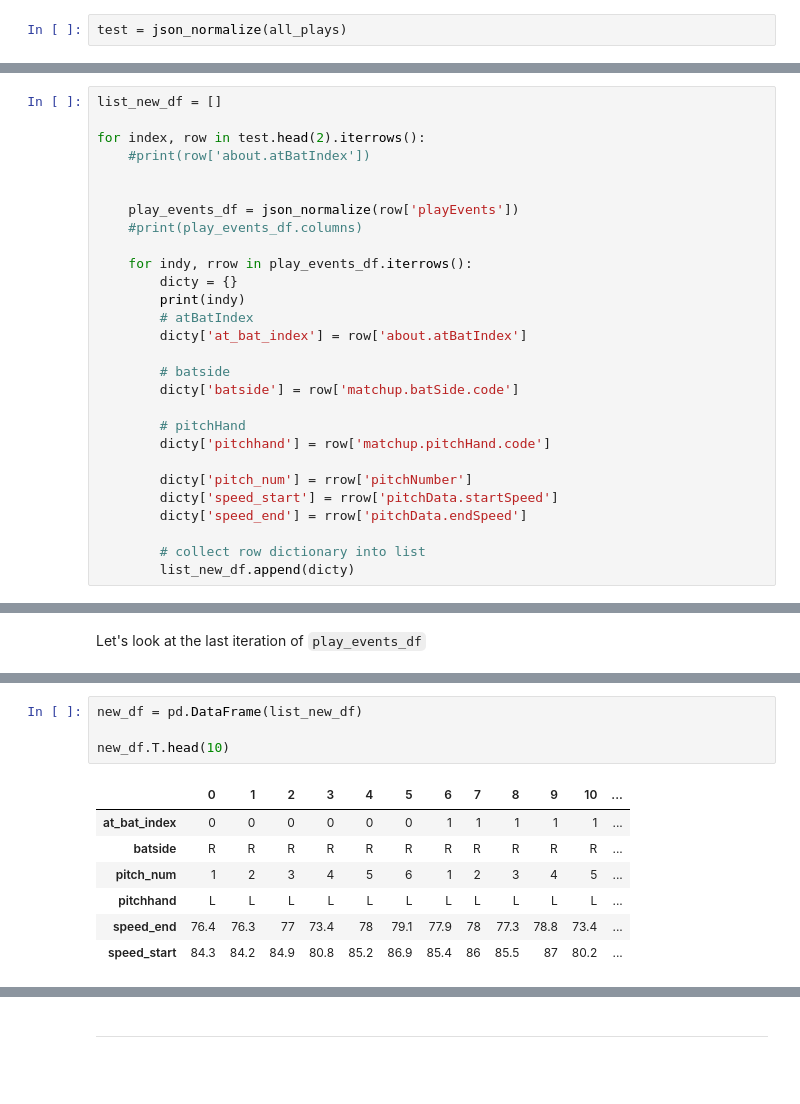
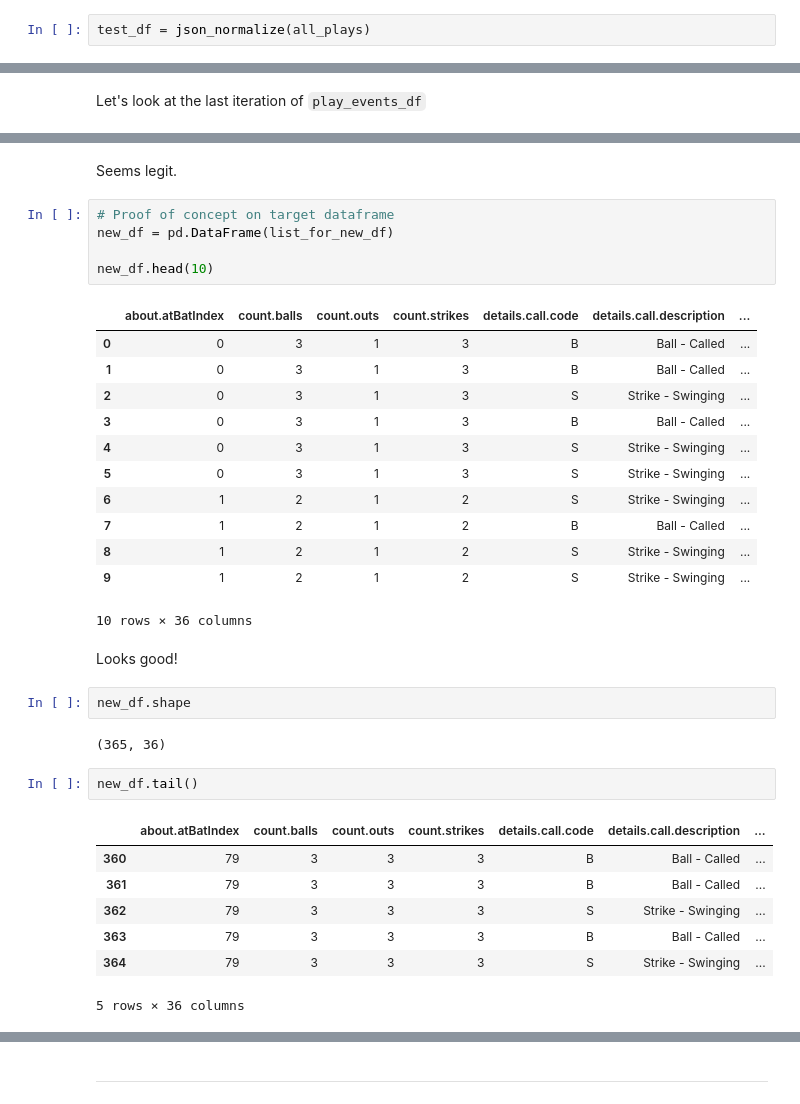
Before and after one commit to MangrobanGit/pitch_ds_baseball_analytics, a Jupyter notebook: explore_statsapi.ipynb, the cells around one changed output, grey strips where cells are left out. Saved outputs shown, nothing was run; the diff lists cells and outputs as text; blank space fills up the shorter version.

Commit message:
log latest updates to pitch data wip

```diff
--- a/explore_statsapi.ipynb
+++ b/explore_statsapi.ipynb
@@ -223,5 +241,5 @@ type(all_plays)
 # %% [output]
 list
 # %%
-test = json_normalize(all_plays)
+test_df = json_normalize(all_plays)
 # %%
@@ -272,30 +328,2 @@ test.shape
 # %% [output]
 (80, 44)
-# %%
-list_new_df = []
-
-for index, row in test.head(2).iterrows():
-    #print(row['about.atBatIndex'])
-
-
-    play_events_df = json_normalize(row['playEvents'])
-    #print(play_events_df.columns)
-
-    for indy, rrow in play_events_df.iterrows():
-        dicty = {}
-        print(indy)
-        # atBatIndex
-        dicty['at_bat_index'] = row['about.atBatIndex']
-
-        # batside
-        dicty['batside'] = row['matchup.batSide.code']
-
-        # pitchHand
-        dicty['pitchhand'] = row['matchup.pitchHand.code']
-
-        dicty['pitch_num'] = rrow['pitchNumber']
-        dicty['speed_start'] = rrow['pitchData.startSpeed']
-        dicty['speed_end'] = rrow['pitchData.endSpeed']
-
-        # collect row dictionary into list
-        list_new_df.append(dicty)
@@ -352,12 +462,36 @@ list_new_df[:1]
+# %% [markdown]
+Seems legit.
 # %%
-new_df = pd.DataFrame(list_new_df)
+# Proof of concept on target dataframe
+new_df = pd.DataFrame(list_for_new_df)
 
-new_df.T.head(10)
+new_df.head(10)
 # %% [output]
-|  | 0 | 1 | 2 | 3 | 4 | 5 | 6 | 7 | 8 | 9 | 10 | ... |
-| at_bat_index | 0 | 0 | 0 | 0 | 0 | 0 | 1 | 1 | 1 | 1 | 1 | ... |
-| batside | R | R | R | R | R | R | R | R | R | R | R | ... |
-| pitch_num | 1 | 2 | 3 | 4 | 5 | 6 | 1 | 2 | 3 | 4 | 5 | ... |
-| pitchhand | L | L | L | L | L | L | L | L | L | L | L | ... |
-| speed_end | 76.4 | 76.3 | 77 | 73.4 | 78 | 79.1 | 77.9 | 78 | 77.3 | 78.8 | 73.4 | ... |
-| speed_start | 84.3 | 84.2 | 84.9 | 80.8 | 85.2 | 86.9 | 85.4 | 86 | 85.5 | 87 | 80.2 | ... |
+|  | about.atBatIndex | count.balls | count.outs | count.strikes | details.call.code | details.call.description | ... |
+| 0 | 0 | 3 | 1 | 3 | B | Ball - Called | ... |
+| 1 | 0 | 3 | 1 | 3 | B | Ball - Called | ... |
+| 2 | 0 | 3 | 1 | 3 | S | Strike - Swinging | ... |
+| 3 | 0 | 3 | 1 | 3 | B | Ball - Called | ... |
+| 4 | 0 | 3 | 1 | 3 | S | Strike - Swinging | ... |
+| 5 | 0 | 3 | 1 | 3 | S | Strike - Swinging | ... |
+| 6 | 1 | 2 | 1 | 2 | S | Strike - Swinging | ... |
+| 7 | 1 | 2 | 1 | 2 | B | Ball - Called | ... |
+| 8 | 1 | 2 | 1 | 2 | S | Strike - Swinging | ... |
+| 9 | 1 | 2 | 1 | 2 | S | Strike - Swinging | ... |
+10 rows × 36 columns
+# %% [markdown]
+Looks good!
+# %%
+new_df.shape
+# %% [output]
+(365, 36)
+# %%
+new_df.tail()
+# %% [output]
+|  | about.atBatIndex | count.balls | count.outs | count.strikes | details.call.code | details.call.description | ... |
+| 360 | 79 | 3 | 3 | 3 | B | Ball - Called | ... |
+| 361 | 79 | 3 | 3 | 3 | B | Ball - Called | ... |
+| 362 | 79 | 3 | 3 | 3 | S | Strike - Swinging | ... |
+| 363 | 79 | 3 | 3 | 3 | B | Ball - Called | ... |
+| 364 | 79 | 3 | 3 | 3 | S | Strike - Swinging | ... |
+5 rows × 36 columns
```
Also changed, not shown: parts of 37 cells of this notebook, 1 other file.
